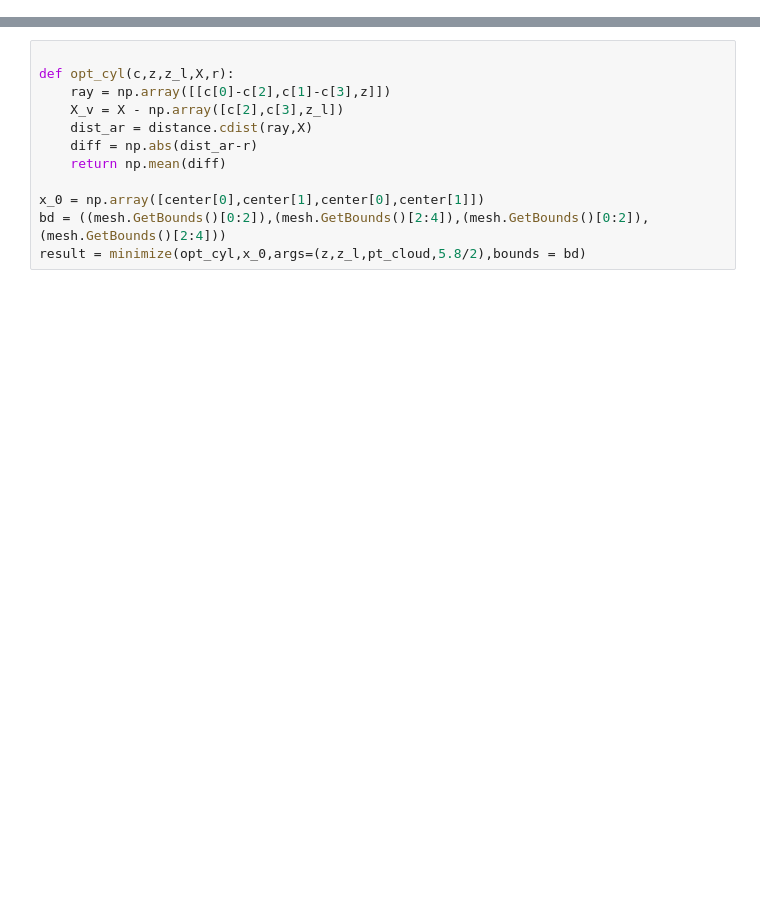
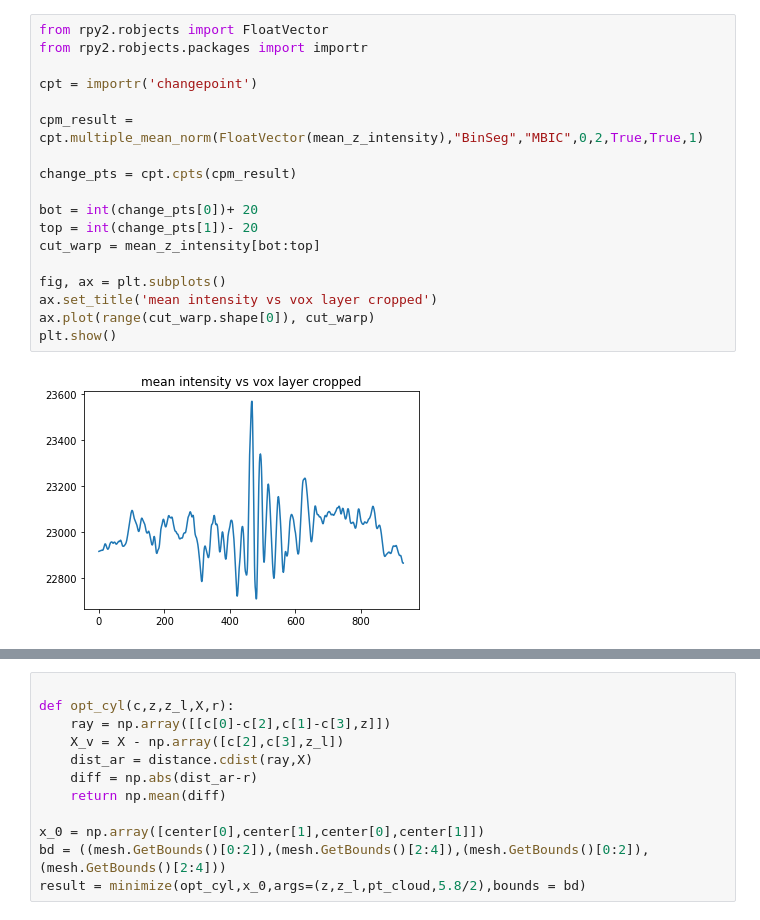
Before and after one commit to rockandsalt/image_segmentation, a Jupyter notebook: process_stack.ipynb, the cells around one changed output, grey strips where cells are left out. Cells and saved outputs as stored; diff of their text form; blank space fills up the shorter version.

```diff
--- a/process_stack.ipynb
+++ b/process_stack.ipynb
@@ -32,0 +58,20 @@ pt_cloud = mesh.GetPoints()
+# %%
+from rpy2.robjects import FloatVector
+from rpy2.robjects.packages import importr
+
+cpt = importr('changepoint')
+
+cpm_result = cpt.multiple_mean_norm(FloatVector(mean_z_intensity),"BinSeg","MBIC",0,2,True,True,1)
+
+change_pts = cpt.cpts(cpm_result)
+
+bot = int(change_pts[0])+ 20
+top = int(change_pts[1])- 20
+cut_warp = mean_z_intensity[bot:top]
+
+fig, ax = plt.subplots()
+ax.set_title('mean intensity vs vox layer cropped')
+ax.plot(range(cut_warp.shape[0]), cut_warp)
+plt.show()
+# %% [output]
+[figure, added]
```
Also changed, not shown: parts of 19 cells of this notebook.
